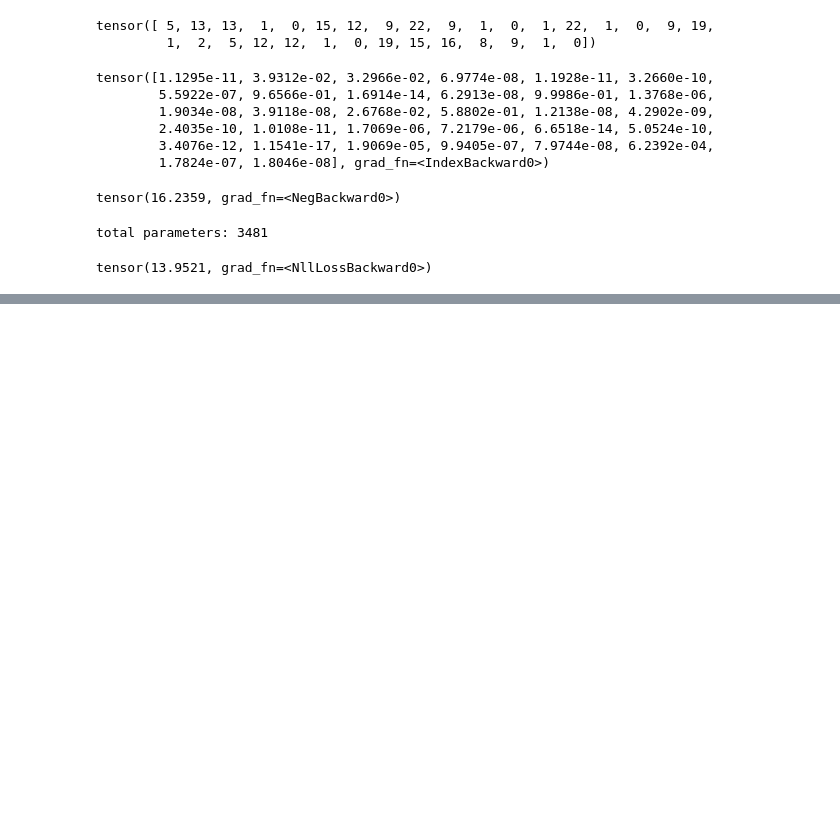
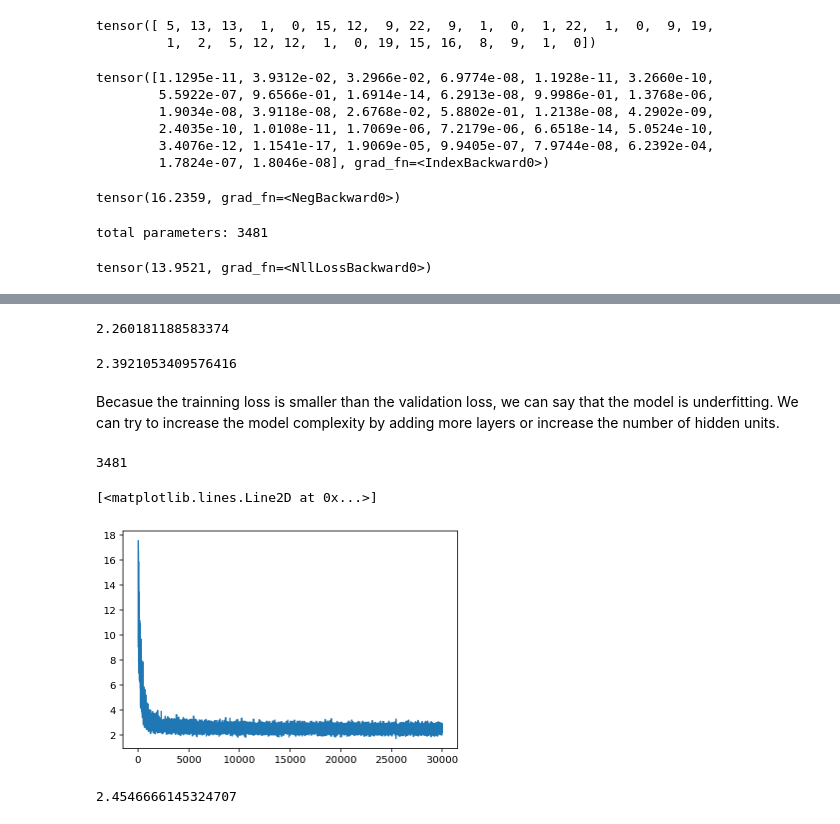
Before and after one commit to oceanumeric/NLP, a Jupyter notebook: GPT-2/part2.ipynb, the cells around one changed output, grey strips where cells are left out. Saved outputs shown, nothing was run; the diff lists cells and outputs as text; code cells hidden in the pictures; blank space fills up the shorter version.

```diff
--- a/GPT-2/part2.ipynb
+++ b/GPT-2/part2.ipynb
@@ -311,0 +580,6 @@ print(loss)
+# %%
+# print the training loss
+# it takes 14.8 seconds to train the model
+print(loss.item())
+# %% [output]
+2.260181188583374
@@ -311,0 +594,59 @@ print(loss)
+# %%
+# validation
+forward_val = forward(X_valid, Y_valid, *parameters)
+print(forward_val.item())
+# %% [output]
+2.3921053409576416
+# %% [markdown]
+Becasue the trainning loss is smaller than the validation loss, we can say that the model is underfitting. We can try to increase the model complexity by adding more layers or increase the number of hidden units.
+# %%
+# increase the size of the hidden layer
+# train the model
+
+# initialize the parameters
+g_seed = torch.Generator().manual_seed(666)
+C_lookup = torch.randn(len(char2int), 2, requires_grad=True, generator=g_seed)
+W1 = torch.randn(3*2, 100, requires_grad=True, generator=g_seed)
+b1 = torch.randn(100, requires_grad=True, generator=g_seed)
+W2 = torch.randn(100, len(char2int), requires_grad=True, generator=g_seed)
+b2 = torch.randn(len(char2int), requires_grad=True, generator=g_seed)
+parameters = [C_lookup, W1, b1, W2, b2]
+
+# print out the number of parameters
+print(sum([p.numel() for p in parameters]))
+
+# track loss and steps
+losses = []
+steps = []
+
+for i in range(30000):
+    # minibatch
+    idx = torch.randint(len(X_train), (32,))
+    # forward pass
+    loss = forward(X_train[idx], Y_train[idx], *parameters)
+    # initialize the gradients
+    for p in parameters:
+        p.grad = None
+    # backpropagation
+    loss.backward()
+    # update the parameters
+    for p in parameters:
+        p.data -= 0.01 * p.grad
+
+    # track loss and steps
+    steps.append(i)
+    losses.append(loss.item())
+# %% [output]
+3481
+# %%
+# plot the loss
+plt.plot(steps, losses)
+# %% [output]
+[<matplotlib.lines.Line2D at 0x...>]
+[figure, added]
+# %%
+# validation
+forward_val = forward(X_valid, Y_valid, *parameters)
+print(forward_val.item())
+# %% [output]
+2.4546666145324707
```
Also changed, not shown: parts of 26 cells of this notebook, 1 other file.
